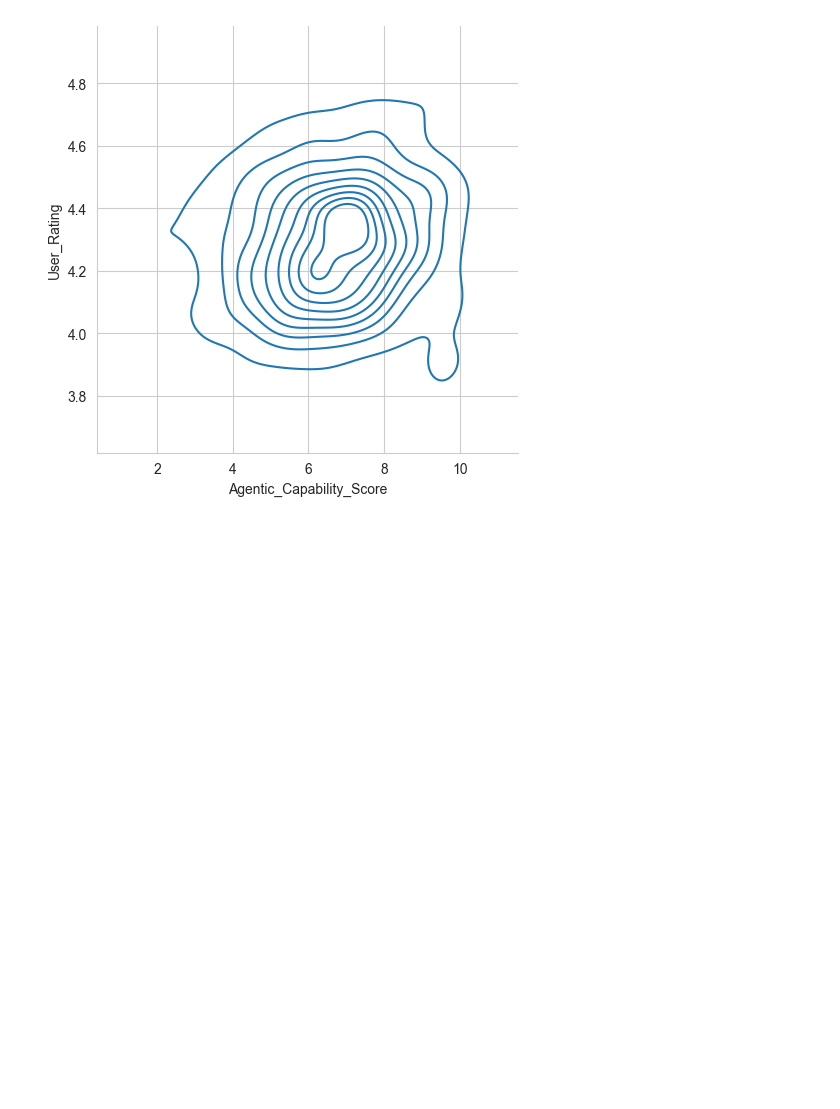
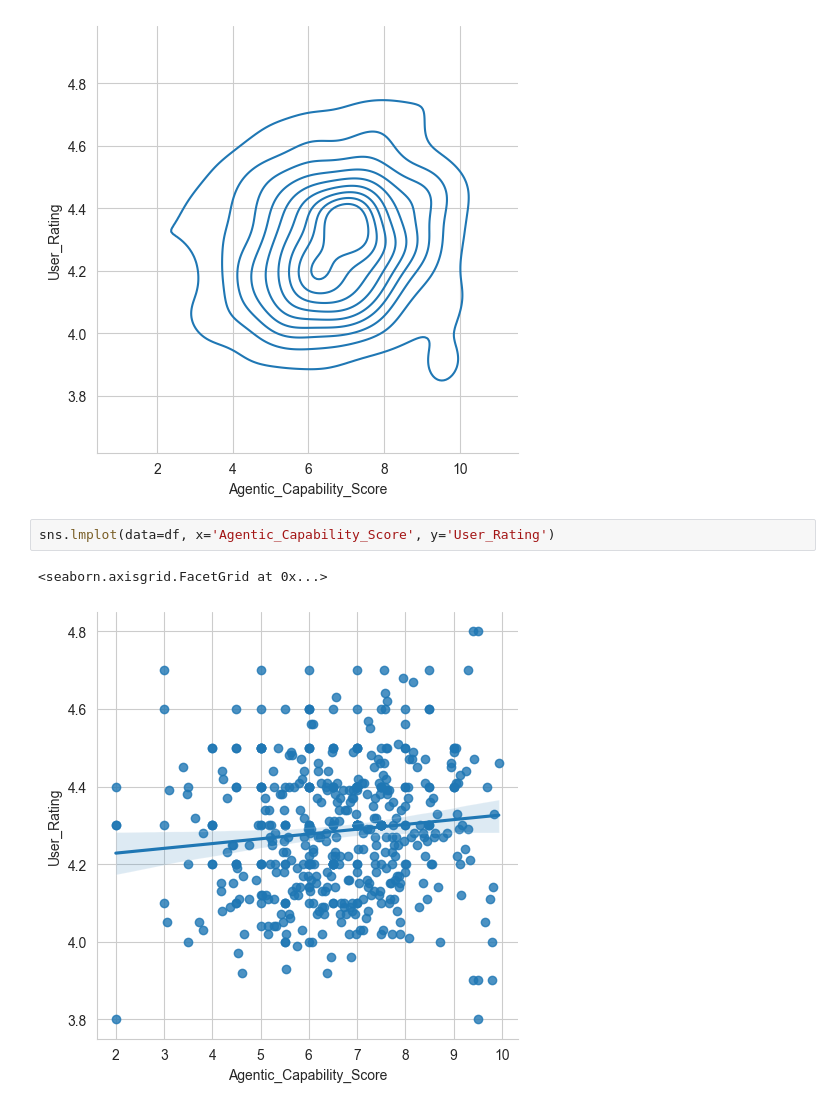
Before and after one commit to jhasan2026/MachineTrain_Lab, a Jupyter notebook: 4_Data_Analysis/2_EDA/2_Multi_Variate_analysis.ipynb, the cells around one changed output. Drawn from its saved outputs; the diff is of its cells as text; blank space fills up the shorter version.

```diff
--- a/4_Data_Analysis/2_EDA/2_Multi_Variate_analysis.ipynb
+++ b/4_Data_Analysis/2_EDA/2_Multi_Variate_analysis.ipynb
@@ -84,3 +96,8 @@ sns.displot(kind='kde',data=df, x='Agentic_Capability_Score', y='User_Rating')
 # %% [output]
 <seaborn.axisgrid.FacetGrid at 0x...>
 [figure]
+# %%
+sns.lmplot(data=df, x='Agentic_Capability_Score', y='User_Rating')
+# %% [output]
+<seaborn.axisgrid.FacetGrid at 0x...>
+[figure, added]
```
Also changed, not shown: parts of 41 cells of this notebook, 12 other files.
